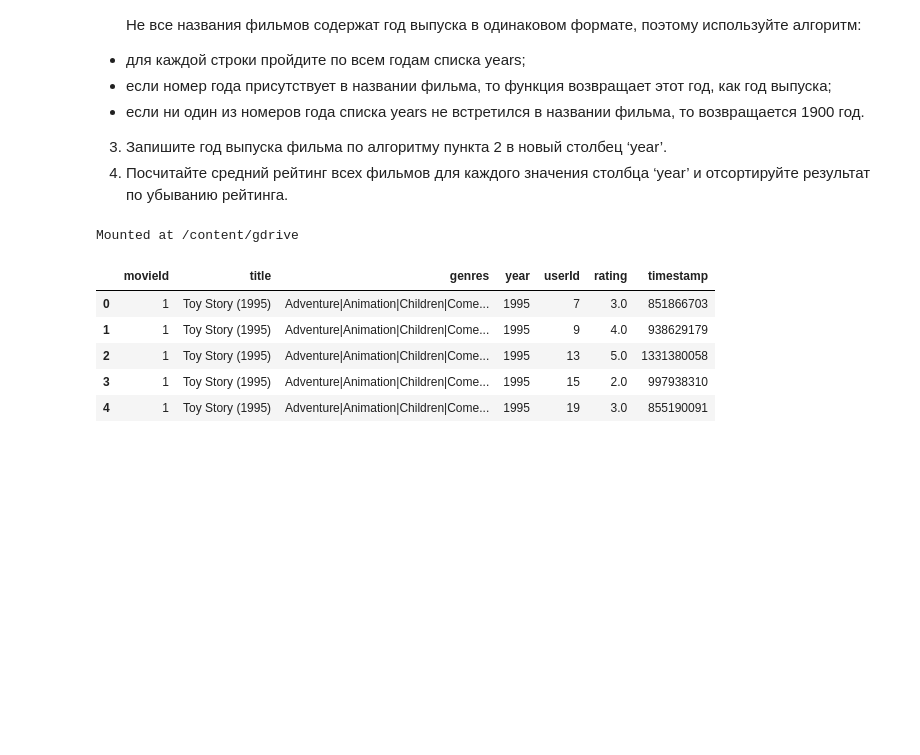
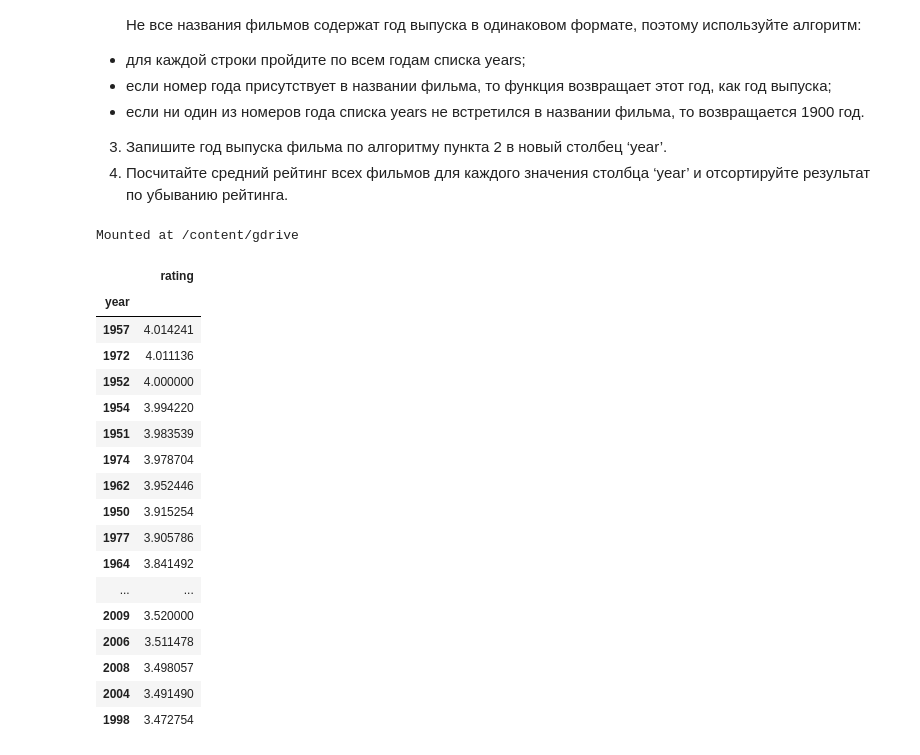
Before and after one commit to adtitovich/numpy-38, a Jupyter notebook: m3.ipynb, the cells around one changed output. Drawn from its saved outputs; the diff is of its cells as text; code cells hidden in the pictures; blank space fills up the shorter version.

```diff
--- a/m3.ipynb
+++ b/m3.ipynb
@@ -122,37 +122,51 @@ from google.colab import drive
 
 # монтируем google-диск для чтения .csv
 drive.mount('/content/gdrive')
 movies = pd.read_csv('/content/gdrive/My Drive/movies.csv')
 ratings = pd.read_csv('/content/gdrive/My Drive/ratings.csv')
 
 #отключаем google-диск
 drive.flush_and_unmount()
 
 #список годов
 years = [str(x) for x in list(range(1950, 2011))]
 
 
 def production_year(title):
   """
    из названия фильма выставляет год выпуска
   """
   result = re.findall(r'|'.join(years), title)
   if result:
     return result[-1]
   else:
     return '1900'
 
 # добавляем новый столбец
 movies['year'] = movies['title'].apply(production_year)
 
 # объединяем dataframes
 data = pd.merge(movies, ratings, on='movieId', how='inner')
-data.head()
+
+# средний рейтинг с сортировкой по убыванию
+data.groupby('year').mean()[['rating']].sort_values('rating', ascending=False).head(51)
 # %% [output]
 Mounted at /content/gdrive
-|  | movieId | title | genres | year | userId | rating | timestamp |
-| 0 | 1 | Toy Story (1995) | Adventure|Animation|Children|Come... | 1995 | 7 | 3.0 | 851866703 |
-| 1 | 1 | Toy Story (1995) | Adventure|Animation|Children|Come... | 1995 | 9 | 4.0 | 938629179 |
-| 2 | 1 | Toy Story (1995) | Adventure|Animation|Children|Come... | 1995 | 13 | 5.0 | 1331380058 |
-| 3 | 1 | Toy Story (1995) | Adventure|Animation|Children|Come... | 1995 | 15 | 2.0 | 997938310 |
-| 4 | 1 | Toy Story (1995) | Adventure|Animation|Children|Come... | 1995 | 19 | 3.0 | 855190091 |
+|  | rating |
+| year |  |
+| 1957 | 4.014241 |
+| 1972 | 4.011136 |
+| 1952 | 4.000000 |
+| 1954 | 3.994220 |
+| 1951 | 3.983539 |
+| 1974 | 3.978704 |
+| 1962 | 3.952446 |
+| 1950 | 3.915254 |
+| 1977 | 3.905786 |
+| 1964 | 3.841492 |
+| ... | ... |
+| 2009 | 3.520000 |
+| 2006 | 3.511478 |
+| 2008 | 3.498057 |
+| 2004 | 3.491490 |
+| 1998 | 3.472754 |
```
Also changed, not shown: parts of 2 cells of this notebook.
